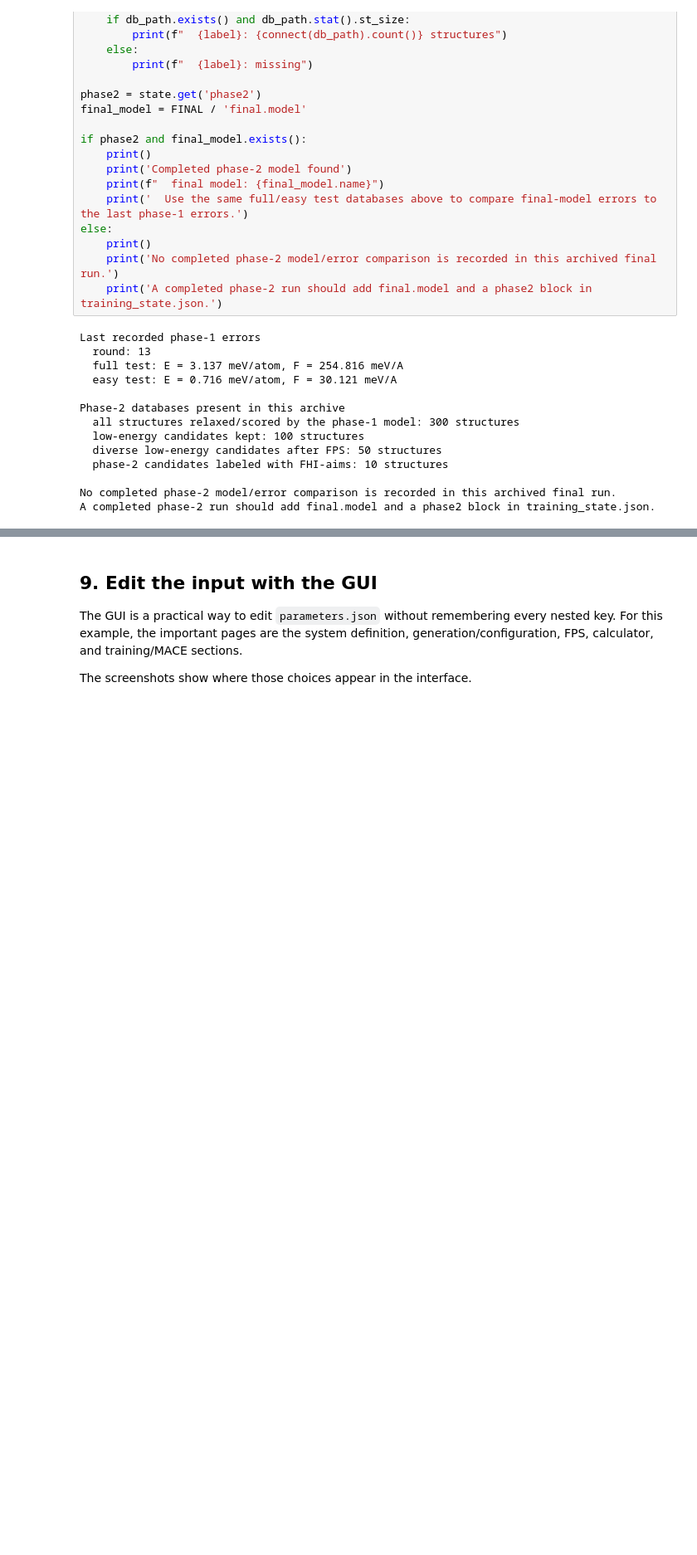
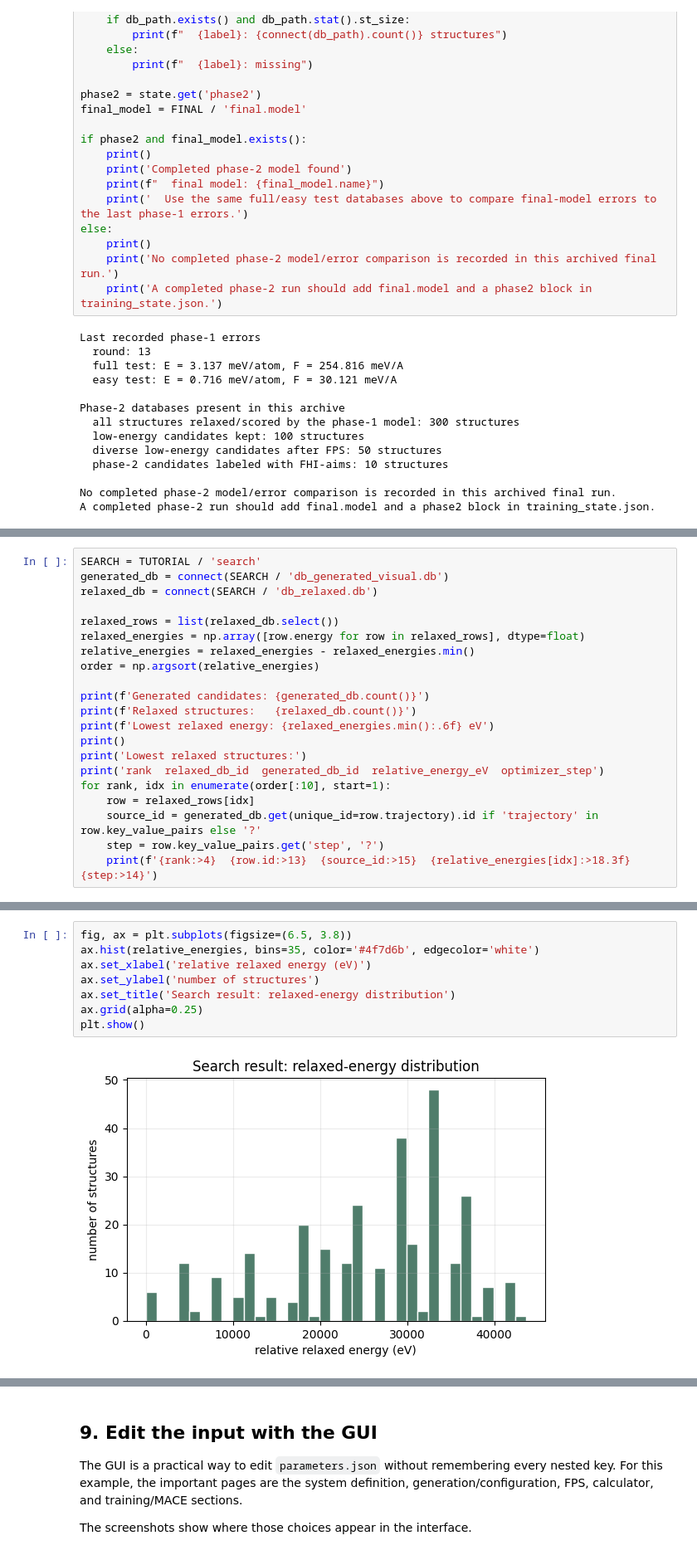
Before and after one commit to sabia-group/gensec, a Jupyter notebook: tutorial/tutorial.ipynb, the cells around one changed output, grey strips where cells are left out. Shown at 83% size. Drawn from its saved outputs; the diff is of its cells as text; blank space fills up the shorter version.

Commit message:
search tutorial ok, but not stable

```diff
--- a/tutorial/tutorial.ipynb
+++ b/tutorial/tutorial.ipynb
@@ -934,0 +945,21 @@ The separation is important: `training.ase_parameters_file` is the expensive ref
+# %%
+SEARCH = TUTORIAL / 'search'
+generated_db = connect(SEARCH / 'db_generated_visual.db')
+relaxed_db = connect(SEARCH / 'db_relaxed.db')
+
+relaxed_rows = list(relaxed_db.select())
+relaxed_energies = np.array([row.energy for row in relaxed_rows], dtype=float)
+relative_energies = relaxed_energies - relaxed_energies.min()
+order = np.argsort(relative_energies)
+
+print(f'Generated candidates: {generated_db.count()}')
+print(f'Relaxed structures:   {relaxed_db.count()}')
+print(f'Lowest relaxed energy: {relaxed_energies.min():.6f} eV')
+print()
+print('Lowest relaxed structures:')
+print('rank  relaxed_db_id  generated_db_id  relative_energy_eV  optimizer_step')
+for rank, idx in enumerate(order[:10], start=1):
+    row = relaxed_rows[idx]
+    source_id = generated_db.get(unique_id=row.trajectory).id if 'trajectory' in row.key_value_pairs else '?'
+    step = row.key_value_pairs.get('step', '?')
+    print(f'{rank:>4}  {row.id:>13}  {source_id:>15}  {relative_energies[idx]:>18.3f}  {step:>14}')
@@ -934,0 +983,10 @@ The separation is important: `training.ase_parameters_file` is the expensive ref
+# %%
+fig, ax = plt.subplots(figsize=(6.5, 3.8))
+ax.hist(relative_energies, bins=35, color='#4f7d6b', edgecolor='white')
+ax.set_xlabel('relative relaxed energy (eV)')
+ax.set_ylabel('number of structures')
+ax.set_title('Search result: relaxed-energy distribution')
+ax.grid(alpha=0.25)
+plt.show()
+# %% [output]
+[figure, added]
```
Also changed, not shown: parts of 7 cells of this notebook, 1 other file.
